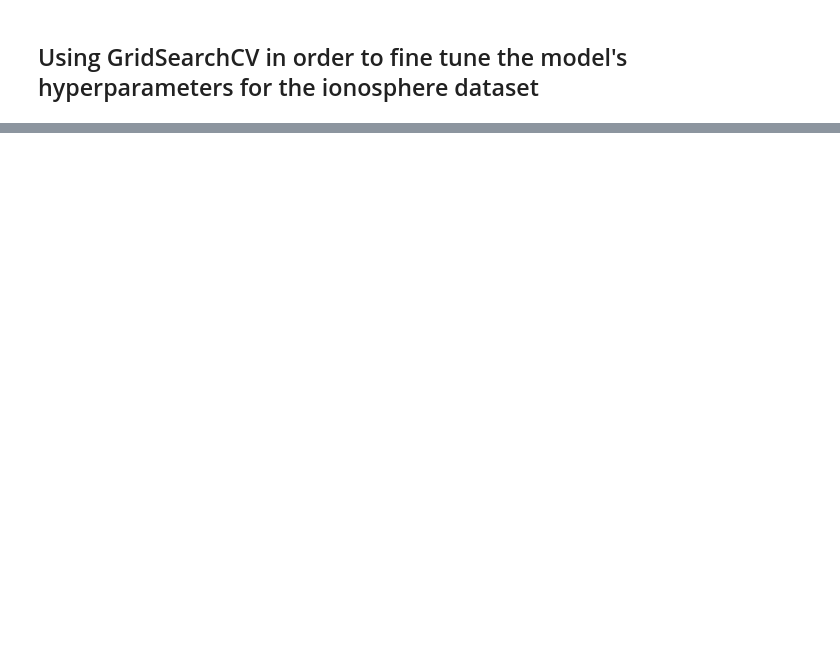
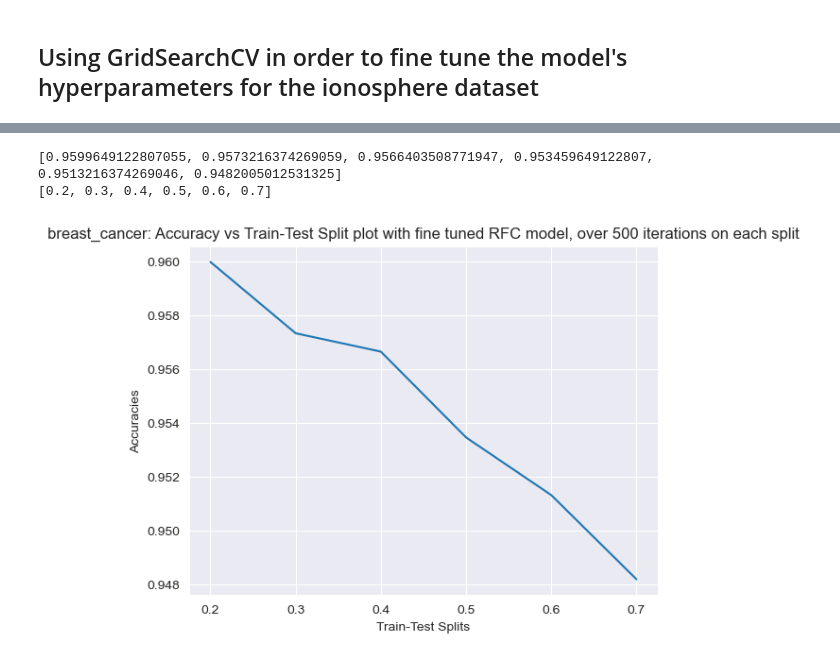
Before and after one commit to ayanokoji024/expert-chainsaw, a Jupyter notebook: random_forest_classifier.ipynb, the cells around one changed output, grey strips where cells are left out. Saved outputs shown, nothing was run; the diff lists cells and outputs as text; code cells hidden in the pictures; blank space fills up the shorter version.

Commit message:
Completed RFC model
README.md filled

```diff
--- a/random_forest_classifier.ipynb
+++ b/random_forest_classifier.ipynb
@@ -136,5 +179,7 @@ print("Classification Report of the model for the best hyperparameters:\n", clas
 # %%
 import seaborn as sns
+import pandas as pd
+from sklearn.datasets import load_breast_cancer,load_iris
 
 iris = load_iris()
 i = iris.feature_names
@@ -155,7 +200,7 @@ breast_cancer_X = breast_cancer[b]
 ionosphere_X = ionosphere.drop(['target'], axis=1)
 ionosphere_Y = ionosphere.target
 
-rfc_svm_accuracy_vs_split_plot(start_split=10, end_split=70, dataset='iris', iterations=500):
+def rfc_accuracy_vs_split_plot(start_split=20, end_split=70, dataset='iris', iterations=500):
     accuracies = []
     split_values = []
 
@@ -167,7 +212,7 @@ rfc_svm_accuracy_vs_split_plot(start_split=10, end_split=70, dataset='iris', ite
             acc = 0
             for j in range(0, iterations):
                 train_X, test_X, train_y, test_y = train_test_split(X, y, random_state=None, test_size=i / 100)
-                model = SVC()
+                model = RandomForestClassifier(criterion='entropy',max_depth=5,max_features='log2',n_estimators=100,random_state=42, min_samples_split=10)
                 model.fit(train_X, train_y)
                 pred_y = model.predict(test_X)
                 acc += accuracy_score(test_y, pred_y)
@@ -181,7 +226,7 @@ rfc_svm_accuracy_vs_split_plot(start_split=10, end_split=70, dataset='iris', ite
             acc = 0
             for j in range(0, iterations):
                 train_X, test_X, train_y, test_y = train_test_split(X, y, random_state=None, test_size=i / 100)
-                model = SVC()
+                model = RandomForestClassifier(criterion='entropy',max_depth=5,max_features='log2',n_estimators=100,random_state=42, min_samples_split=10)
                 model.fit(train_X, train_y)
                 pred_y = model.predict(test_X)
                 acc += accuracy_score(test_y, pred_y)
@@ -197,7 +242,7 @@ rfc_svm_accuracy_vs_split_plot(start_split=10, end_split=70, dataset='iris', ite
             acc = 0
             for j in range(0, iterations):
                 train_X, test_X, train_y, test_y = train_test_split(X, y, random_state=None, test_size=i / 100)
-                model = SVC()
+                model = model = RandomForestClassifier(criterion='entropy',max_depth=5,max_features='auto',n_estimators=100,random_state=42, min_samples_split=10)
                 model.fit(train_X, train_y)
                 pred_y = model.predict(test_X)
                 acc += accuracy_score(test_y, pred_y)
@@ -209,8 +254,5 @@ rfc_svm_accuracy_vs_split_plot(start_split=10, end_split=70, dataset='iris', ite
 
     data = pd.DataFrame(list(zip(accuracies, split_values)), columns=['Accuracies', 'Train-Test Splits'])
     sns.lineplot(data=data, y='Accuracies', x='Train-Test Splits').set_title(
-        dataset + ": Accuracy vs Train-Test Split plot with fine tuned MLP model, over " + str(
+        dataset + ": Accuracy vs Train-Test Split plot with fine tuned RFC model, over " + str(
             iterations) + " iterations on each split")
-
-
-rfc_accuracy_vs_split_plot(dataset='iris')
@@ -216,0 +265,6 @@ rfc_accuracy_vs_split_plot(dataset='iris')
+# %%
+rfc_accuracy_vs_split_plot(dataset='breast_cancer')
+# %% [output]
+[0.9599649122807055, 0.9573216374269059, 0.9566403508771947, 0.953459649122807, 0.9513216374269046, 0.9482005012531325]
+[0.2, 0.3, 0.4, 0.5, 0.6, 0.7]
+[figure, added]
```
Also changed, not shown: parts of 8 cells of this notebook, 1 other file.
